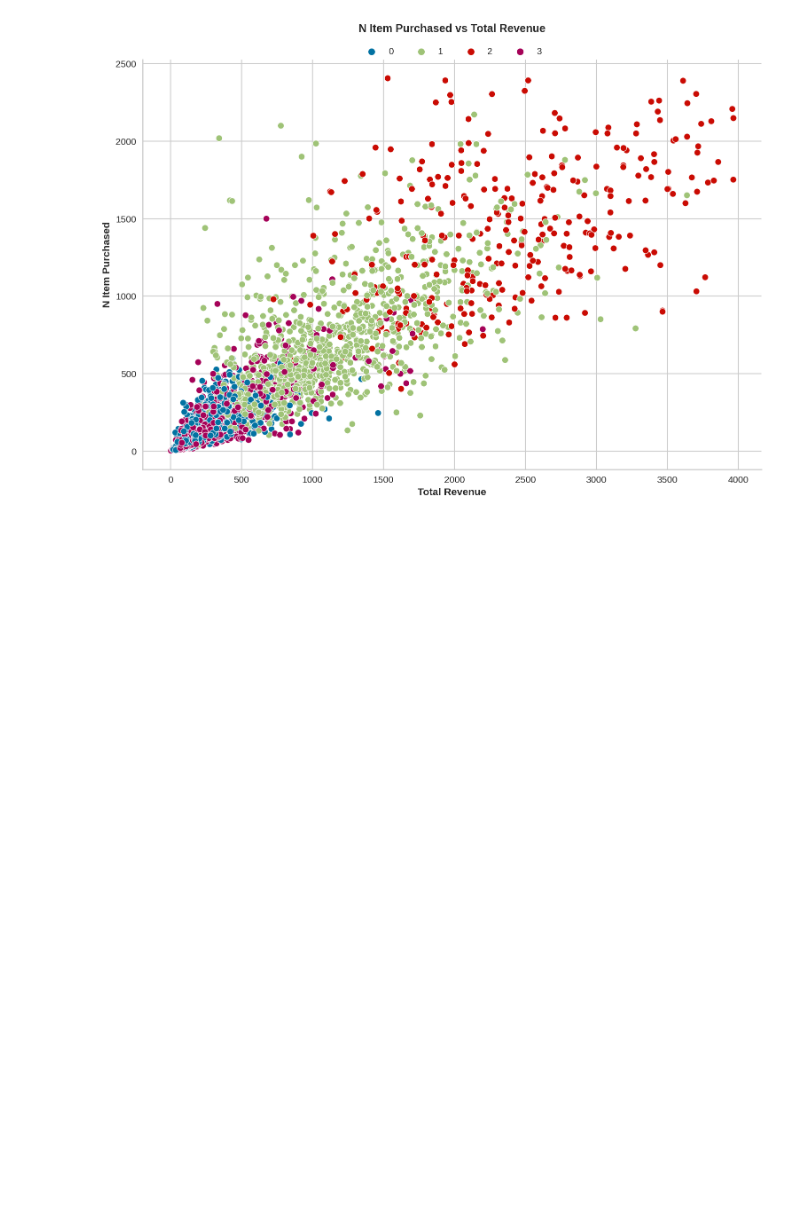
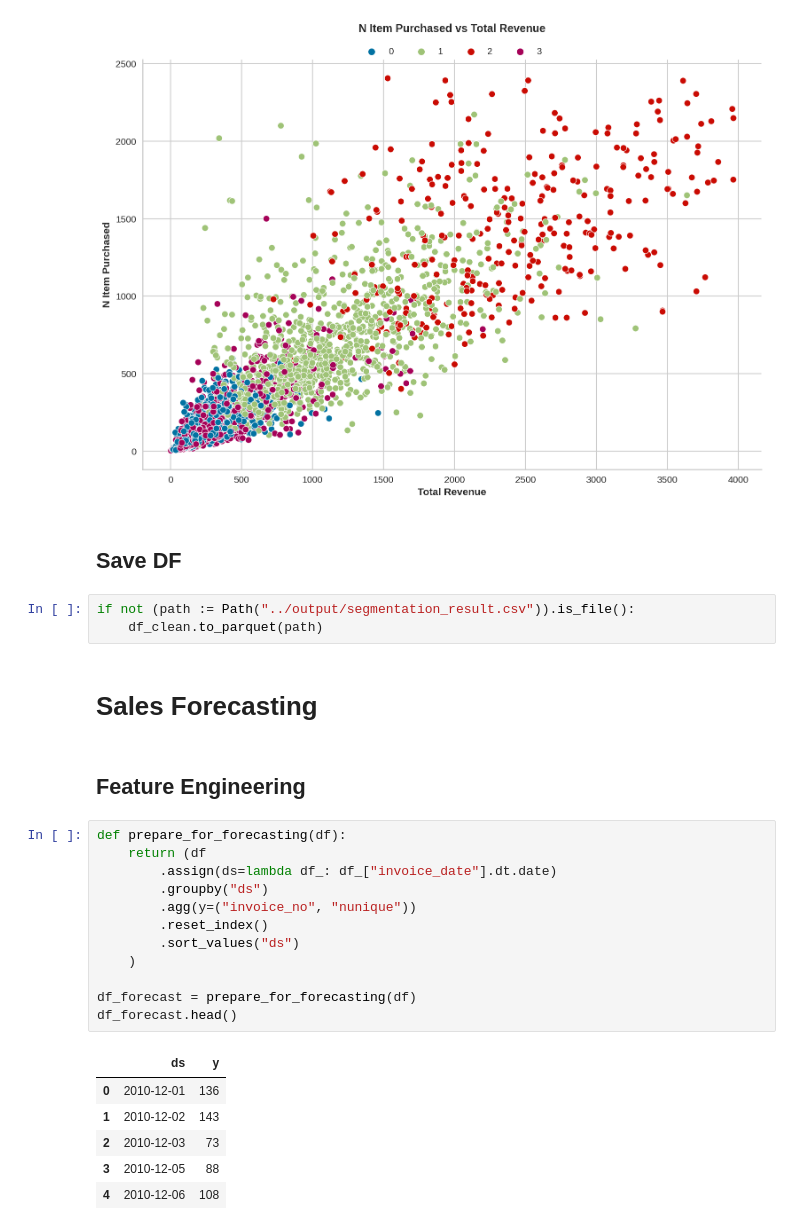
Before and after one commit to danjelito/mobbi-test-ecommerce-data, a Jupyter notebook: src/02-customer-segment.ipynb, the cells around one changed output. Saved outputs shown, nothing was run; the diff lists cells and outputs as text; blank space fills up the shorter version.

Commit message:
FInish forecasting.

```diff
--- a/src/02-customer-segment.ipynb
+++ b/src/02-customer-segment.ipynb
@@ -235,3 +237,31 @@ module.plot_scatter_with_centroids(
 )
 # %% [output]
 [figure]
+# %% [markdown]
+## Save DF
+# %%
+if not (path := Path("../output/segmentation_result.csv")).is_file():
+    df_clean.to_parquet(path)
+# %% [markdown]
+# Sales Forecasting
+# %% [markdown]
+## Feature Engineering
+# %%
+def prepare_for_forecasting(df):
+    return (df
+        .assign(ds=lambda df_: df_["invoice_date"].dt.date)
+        .groupby("ds")
+        .agg(y=("invoice_no", "nunique"))
+        .reset_index()
+        .sort_values("ds")
+    )
+
+df_forecast = prepare_for_forecasting(df)
+df_forecast.head()
+# %% [output]
+|  | ds | y |
+| 0 | 2010-12-01 | 136 |
+| 1 | 2010-12-02 | 143 |
+| 2 | 2010-12-03 | 73 |
+| 3 | 2010-12-05 | 88 |
+| 4 | 2010-12-06 | 108 |
```
Also changed, not shown: parts of 15 cells of this notebook, 2 other files.
